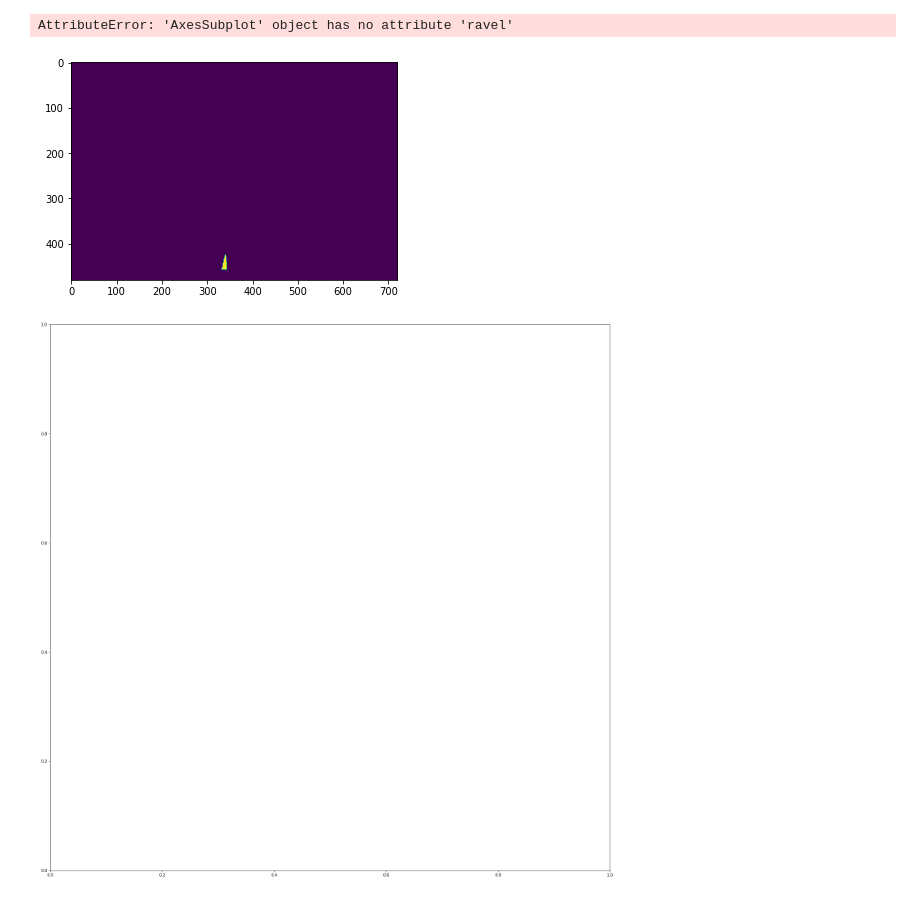
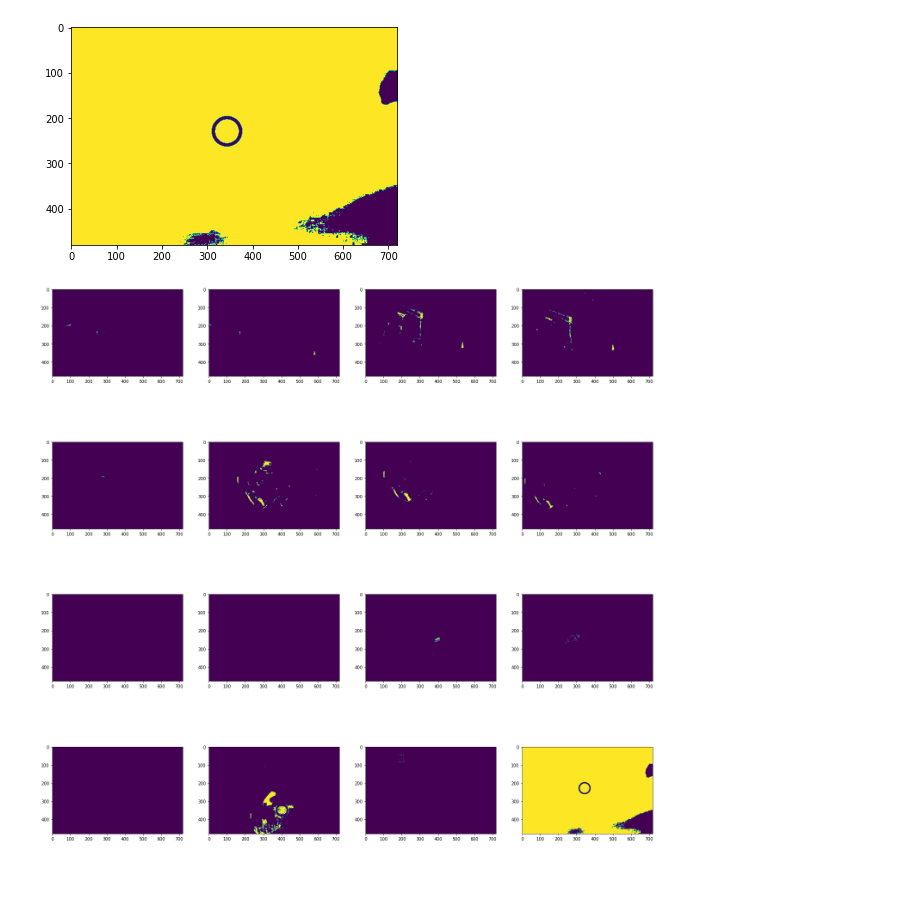
Before and after one commit to tossyy/cansat2022, a Jupyter notebook: main/best_color.ipynb, the cells around one changed output. Cells and saved outputs as stored; diff of their text form; code cells hidden in the pictures.

```diff
--- a/main/best_color.ipynb
+++ b/main/best_color.ipynb
@@ -7,37 +7,36 @@ import numpy as np
 def get_mask(path):
 
     img = cv2.imread(path) # 画像を読み込む
 
     height, width = img.shape[:2] # 画像のサイズを取得する
 
     hsv = cv2.cvtColor(img, cv2.COLOR_BGR2HSV) # 色基準で2値化する
 
     # 色の範囲を指定する
     hsv_min = np.array([0,145,0])
     hsv_max = np.array([5,255,255])
     mask1 = cv2.inRange(hsv, hsv_min, hsv_max)
 
     # 赤色のHSVの値域2
-    hsv_min = np.array([150,100,0]) #カメラ故障のため，0→150へ変更
+    hsv_min = np.array([150,110,0]) #カメラ故障のため，0→150へ変更
     hsv_max = np.array([179,255,255])
     mask2 = cv2.inRange(hsv, hsv_min, hsv_max)
 
     # 指定した色に基づいたマスク画像の生成
     # mask1 = cv2.inRange(hsv, lower_color1, upper_color1)
     mask = mask1 +  mask2
 
     return mask
 
-mask = get_mask("/Users/k.sakamoto/Desktop/imgh/image.jpg") #一番コーンが綺麗に写ってる
+mask = get_mask("/Users/k.sakamoto/Desktop/imgh/image015.jpg") #一番コーンが綺麗に写ってる
 plt.imshow(mask)
 
 n = 9
-fig, ax = plt.subplots(1, 1, figsize=(25,25)) #nを変えて写真の枚数に合わせる。今回は9*9=81枚
+fig, ax = plt.subplots(4, 4, figsize=(25,25)) #nを変えて写真の枚数に合わせる。今回は9*9=81枚
 ax = ax.ravel()
 for i, a in enumerate(ax):
-    a.imshow(get_mask("/Users/k.sakamoto/Desktop/img/image{:>03d}.jpg".format(i))) #いっぱい写真が入っているフォルダ
+    a.imshow(get_mask("/Users/k.sakamoto/Desktop/imgh/image{:>03d}.jpg".format(i))) #いっぱい写真が入っているフォルダ
 plt.show()
 # %% [output]
-AttributeError: 'AxesSubplot' object has no attribute 'ravel'
-[figure, old version]
+[figure, new version]
-[figure, old version]
+[figure, new version]
```
Also changed, not shown: 1 other file.
